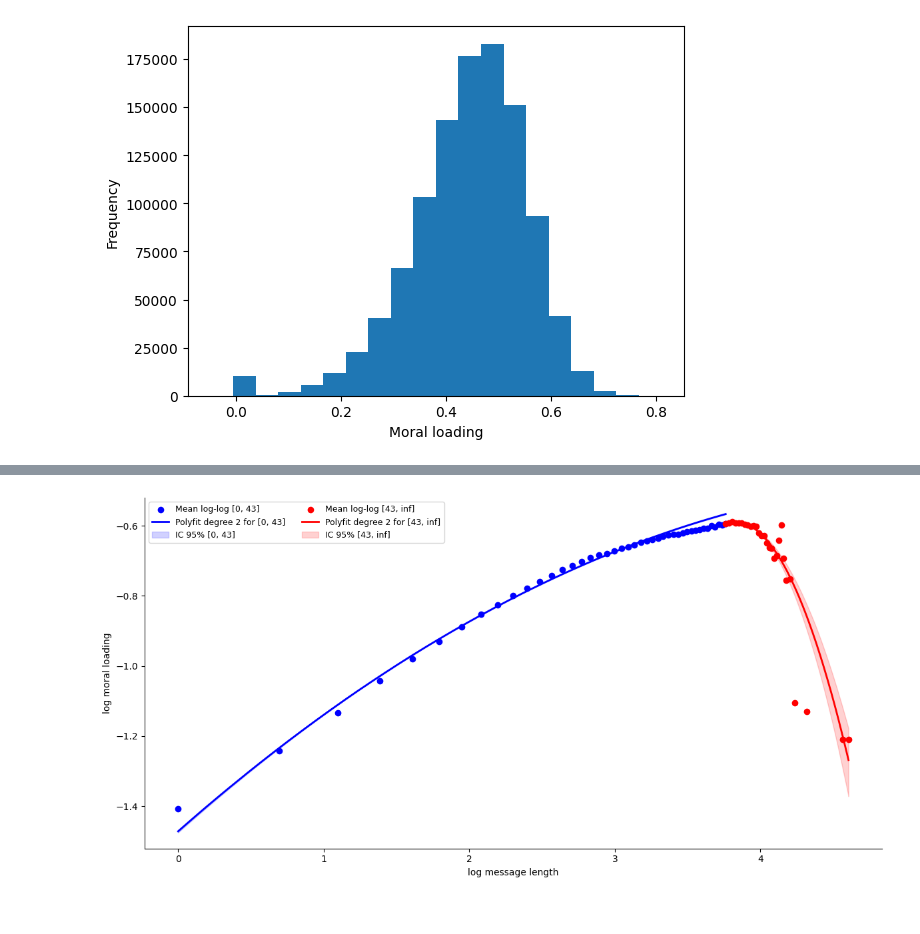
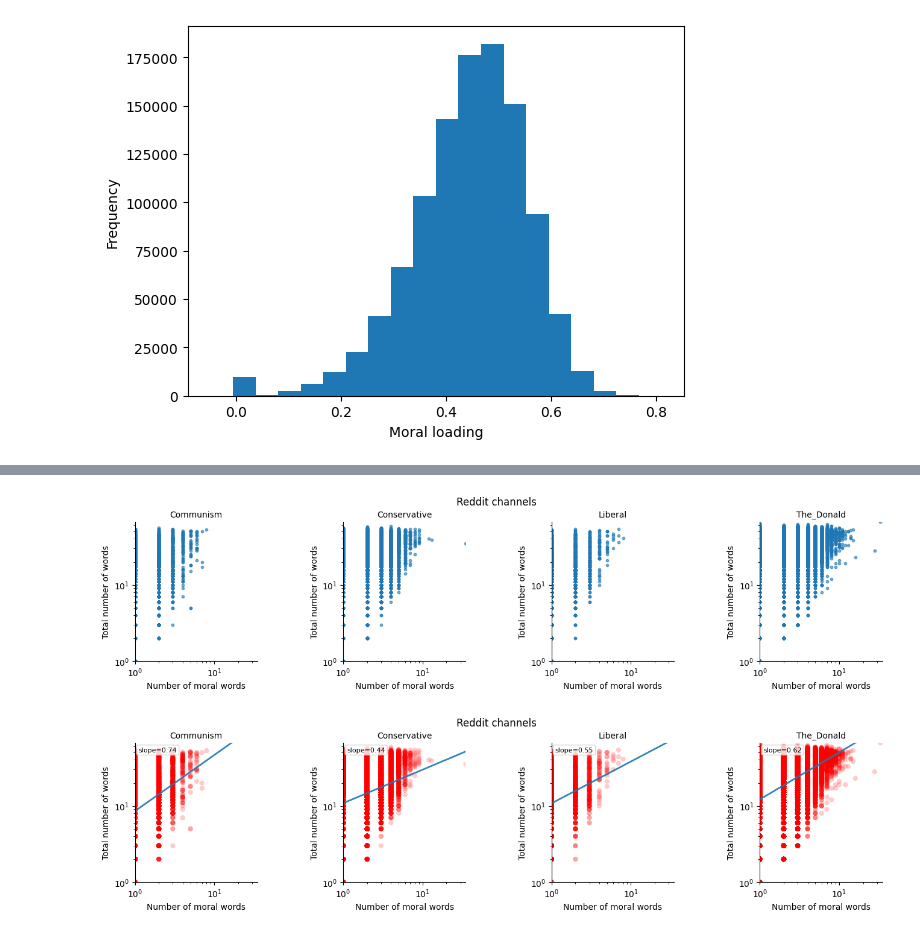
Before and after one commit to DiegoLeonG96/Scaling-laws-in-moral-dynamics-on-social-media, a Jupyter notebook: Exploration.ipynb, the cells around one changed output, grey strips where cells are left out. Drawn from its saved outputs; the diff is of its cells as text; code cells hidden in the pictures.

Commit message:
Añadiendo reddit por canales

```diff
--- a/Exploration.ipynb
+++ b/Exploration.ipynb
@@ -783,14 +781,20 @@ data_reddit[data_reddit["title_thread"].str.contains("Sen Rand Paul - I know thi
 # %%
-docs_reddit = data_reddit["title"].astype(str).values
+# 1) Limpieza
+clean_text = data_reddit["title"].astype(str).apply(
+    lambda s: clean_message_en(
+        s,
+        keep_hashtag_word=True,    # conserva palabras de hashtags
+        split_hashtag_camel=True,  # #HappyFriday -> "Happy Friday"
+        remove_emoji=True,         # elimina emojis; usa demojize=True si quieres alias
+        demojize=False
+    )
+)
 
-# Split the documents into tokens.
-tokenizer = RegexpTokenizer(r'\w+')
-for idx in range(len(docs_reddit)):
-    docs_reddit[idx] = docs_reddit[idx].upper()  # Convert to lowercase.
-    docs_reddit[idx] = tokenizer.tokenize(docs_reddit[idx])  # Split into words.
+# 2) Tokenización
+docs_reddit = clean_text.apply(tokenize_en)
 
-# Remove numbers, but not words that contain numbers.
-docs_reddit = [[token for token in doc if not token.isnumeric()] for doc in docs_reddit]
+# 3) Filtros finales (opcional)
+docs_reddit = docs_reddit.apply(lambda doc: [t for t in doc if not t.isnumeric() and len(t) > 1])
 
-# Remove words that are only one character.
-docs_reddit = [[token for token in doc if len(token) > 1] for doc in docs_reddit]
+# Si necesitas lista de listas:
+docs_reddit = docs_reddit.tolist()
@@ -956,21 +872,24 @@ plt.show()
-# %%
-ranges = [(0, 43), (43, np.inf)]  # pon los que quieras
-
-plot_line_with_ci_multi(
-    reddit_plots_data,
-    x_col="message_len",
-    y_col="ddr_moral_loading",
-    filter_col="message_len",
-    ranges=ranges,
-    axis_labels=["log message length", "log moral loading"],
-    degree=2,
-    ci=95,
-    n_boot=1500,
-    n_grid=200,
-    apply_log_x=True,
-    apply_log_y=True,
-    random_state=42
-)
-plt.show()
-# %% [output]
-[figure, removed]
+# %%
+fig, axes = plot_topics_grid(reddit_plots_data,
+                            ["Number of moral words", "Total number of words"],
+                            topic_col="channel",
+                            xcol="moral_loading", ycol="message_len",
+                            cols=4, figsize_per_cell=(4,3),
+                            suptitle="Reddit channels",
+                            row_gap = 0.8,
+                            col_gap = 0.7)
+plt.show()
+# %% [output]
+[figure, added]
+# %%
+fig, axes, regressors = plot_topics_grid_with_regression(reddit_plots_data,
+                            ["Number of moral words", "Total number of words"],
+                            topic_col="channel",
+                            xcol="moral_loading", ycol="message_len",
+                            cols=4, figsize_per_cell=(4,3),
+                            suptitle="Reddit channels",
+                            row_gap = 0.8,
+                            col_gap = 0.7)
+plt.show()
+# %% [output]
+[figure, added]
```
Also changed, not shown: parts of 23 cells of this notebook.
